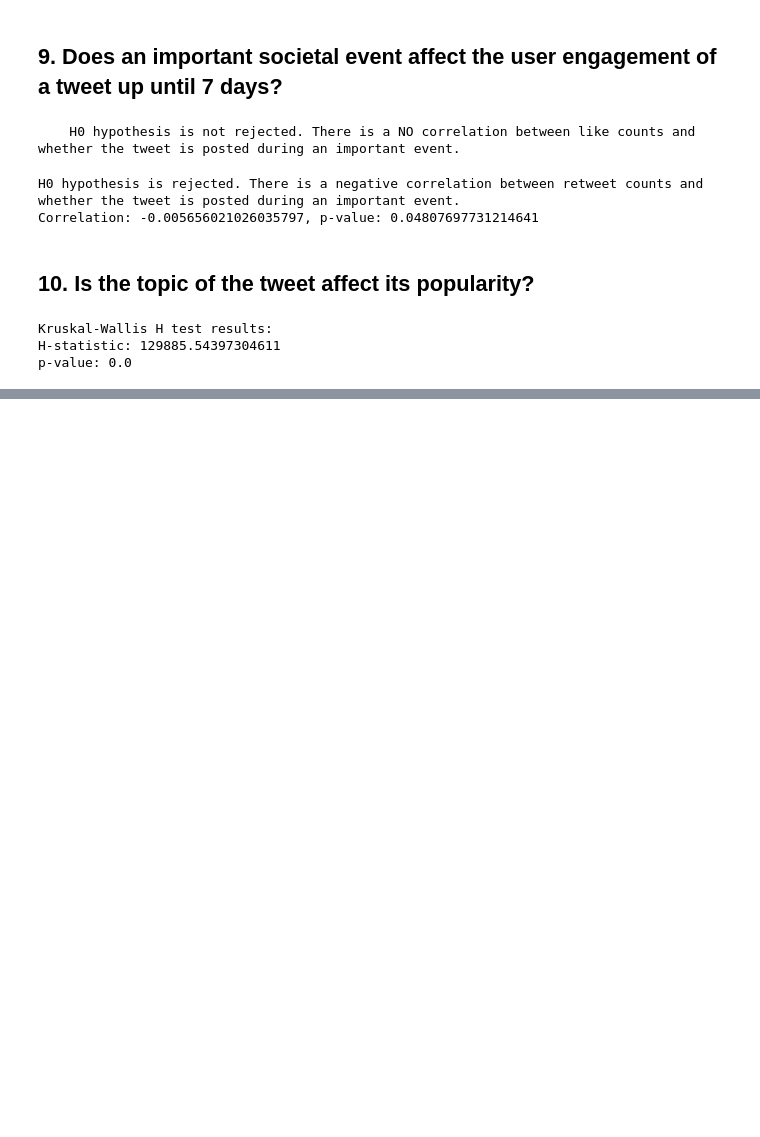
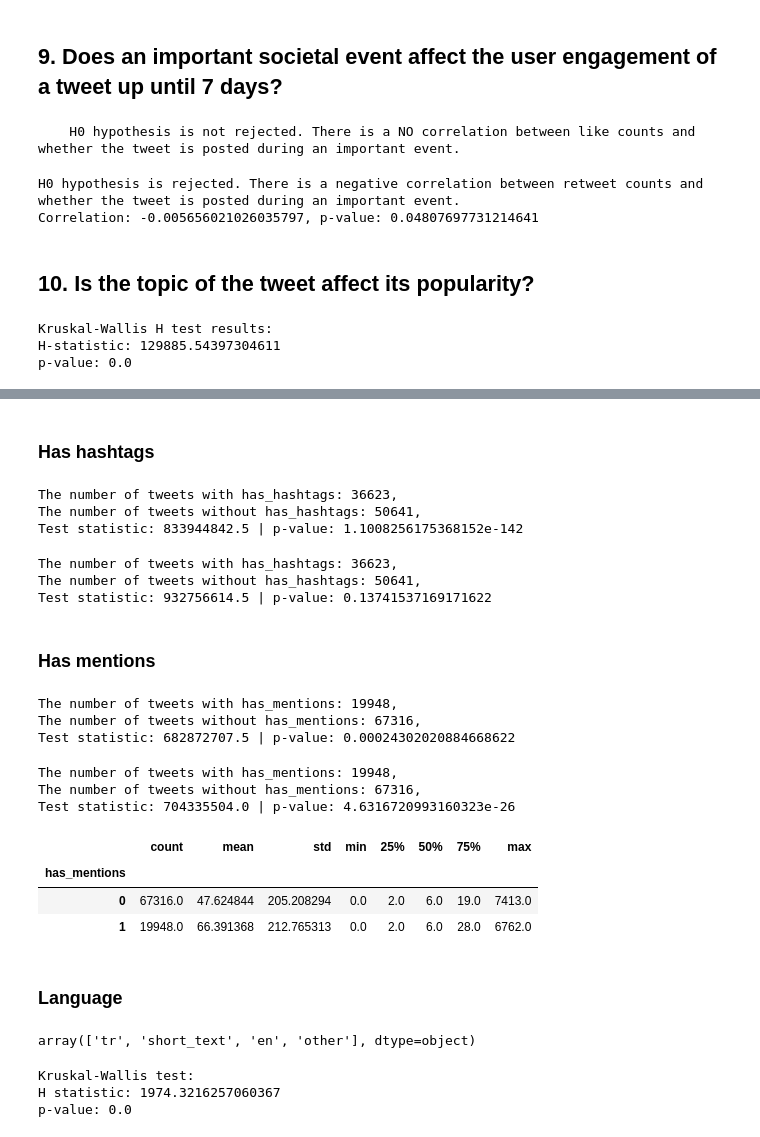
Before and after one commit to ossamum/kuleuven-thesis, a Jupyter notebook: 05_hypothesis_testing.ipynb, the cells around one changed output, grey strips where cells are left out. Drawn from its saved outputs; the diff is of its cells as text; code cells hidden in the pictures; blank space fills up the shorter version.

```diff
--- a/05_hypothesis_testing.ipynb
+++ b/05_hypothesis_testing.ipynb
@@ -860,0 +1005,41 @@ for group1_pair in combinations(group1_values, 2):
+# %% [markdown]
+### Has hashtags
+# %%
+check_mannwhitneyu(df, 'has_hashtags', 'like_count')
+# %% [output]
+The number of tweets with has_hashtags: 36623,
+The number of tweets without has_hashtags: 50641,
+Test statistic: 833944842.5 | p-value: 1.1008256175368152e-142
+# %%
+check_mannwhitneyu(df, 'has_hashtags', 'retweet_count')
+# %% [output]
+The number of tweets with has_hashtags: 36623,
+The number of tweets without has_hashtags: 50641,
+Test statistic: 932756614.5 | p-value: 0.13741537169171622
+# %% [markdown]
+### Has mentions
+# %%
+check_mannwhitneyu(df, 'has_mentions', 'like_count')
+# %% [output]
+The number of tweets with has_mentions: 19948,
+The number of tweets without has_mentions: 67316,
+Test statistic: 682872707.5 | p-value: 0.00024302020884668622
+# %%
+check_mannwhitneyu(df, 'has_mentions', 'retweet_count')
+# %% [output]
+The number of tweets with has_mentions: 19948,
+The number of tweets without has_mentions: 67316,
+Test statistic: 704335504.0 | p-value: 4.6316720993160323e-26
+# %%
+df.groupby('has_mentions')['retweet_count'].describe()
+# %% [output]
+|  | count | mean | std | min | 25% | 50% | 75% | max |
+| has_mentions |  |  |  |  |  |  |  |  |
+| 0 | 67316.0 | 47.624844 | 205.208294 | 0.0 | 2.0 | 6.0 | 19.0 | 7413.0 |
+| 1 | 19948.0 | 66.391368 | 212.765313 | 0.0 | 2.0 | 6.0 | 28.0 | 6762.0 |
+# %% [markdown]
+### Language
+# %%
+df['new_lang'].unique()
+# %% [output]
+array(['tr', 'short_text', 'en', 'other'], dtype=object)
@@ -860,0 +1053,8 @@ for group1_pair in combinations(group1_values, 2):
+# %%
+print("Kruskal-Wallis test:")
+print("H statistic:", kruskal_test.statistic)
+print("p-value:", kruskal_test.pvalue)
+# %% [output]
+Kruskal-Wallis test:
+H statistic: 1974.3216257060367
+p-value: 0.0
```
Also changed, not shown: parts of 42 cells of this notebook.
